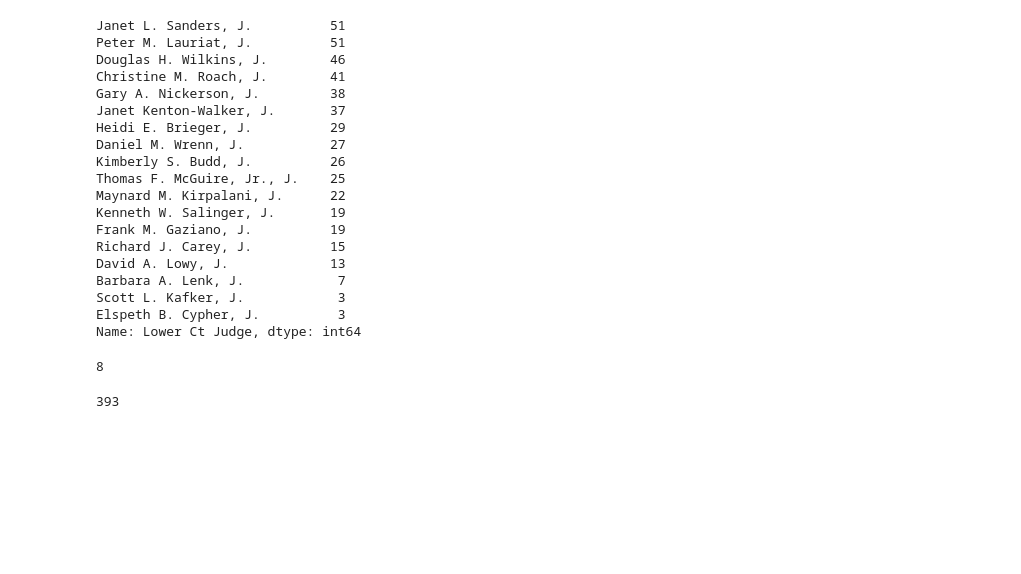
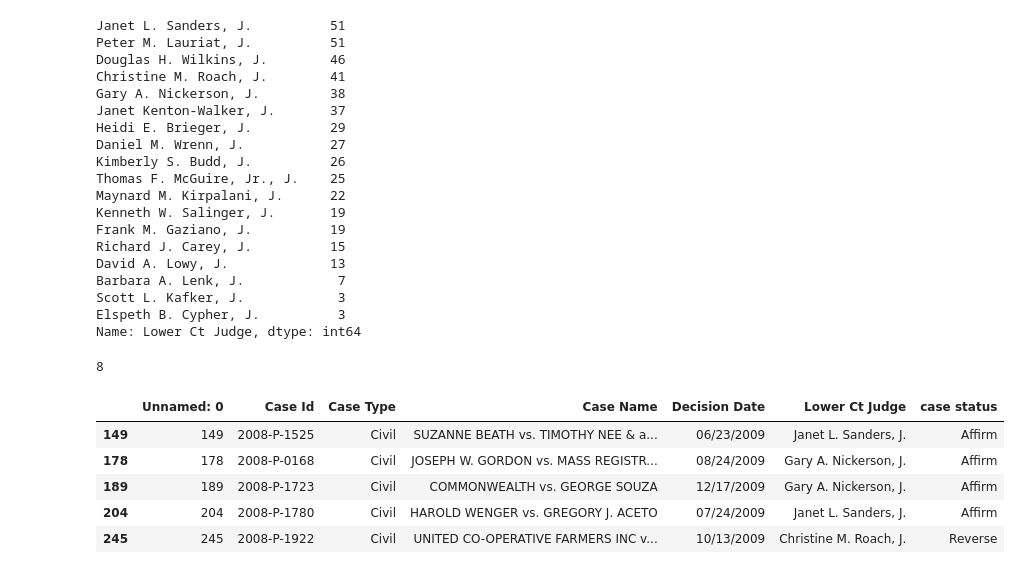
Before and after one commit to YashvardhanDas/BENCHMARKS-An-Analysis-of-Massachusetts-Court-Reversals, a Jupyter notebook: Judge_opinion_data/new_judge_analysis_anton.ipynb, the cells around one changed output. Saved outputs shown, nothing was run; the diff lists cells and outputs as text; code cells hidden in the pictures; blank space fills up the shorter version.

```diff
--- a/Judge_opinion_data/new_judge_analysis_anton.ipynb
+++ b/Judge_opinion_data/new_judge_analysis_anton.ipynb
@@ -297,7 +293,12 @@ for items in old_data['Lower Ct Judge'].value_counts()[1:].iteritems():
 # %%
 #There are 393 of cases by those 11 judges
 reduced_old_data = old_data[old_data['Lower Ct Judge'].isin(old_judge_names)]
-# %%
-len(reduced_old_data)
-# %% [output]
-393
+# %%
+reduced_old_data.head()
+# %% [output]
+|  | Unnamed: 0 | Case Id | Case Type | Case Name | Decision Date | Lower Ct Judge | case status |
+| 149 | 149 | 2008-P-1525 | Civil | SUZANNE BEATH vs. TIMOTHY NEE & a... | 06/23/2009 | Janet L. Sanders, J. | Affirm |
+| 178 | 178 | 2008-P-0168 | Civil | JOSEPH W. GORDON vs. MASS REGISTR... | 08/24/2009 | Gary A. Nickerson, J. | Affirm |
+| 189 | 189 | 2008-P-1723 | Civil | COMMONWEALTH vs. GEORGE SOUZA | 12/17/2009 | Gary A. Nickerson, J. | Affirm |
+| 204 | 204 | 2008-P-1780 | Civil | HAROLD WENGER vs. GREGORY J. ACETO | 07/24/2009 | Janet L. Sanders, J. | Affirm |
+| 245 | 245 | 2008-P-1922 | Civil | UNITED CO-OPERATIVE FARMERS INC v... | 10/13/2009 | Christine M. Roach, J. | Reverse |
```
Also changed, not shown: parts of 14 cells of this notebook.
